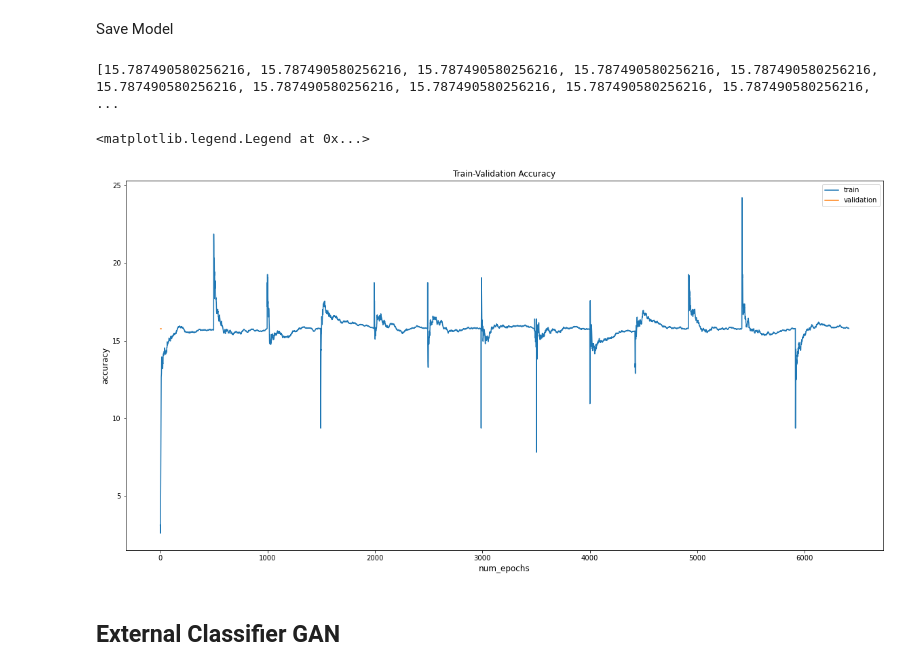
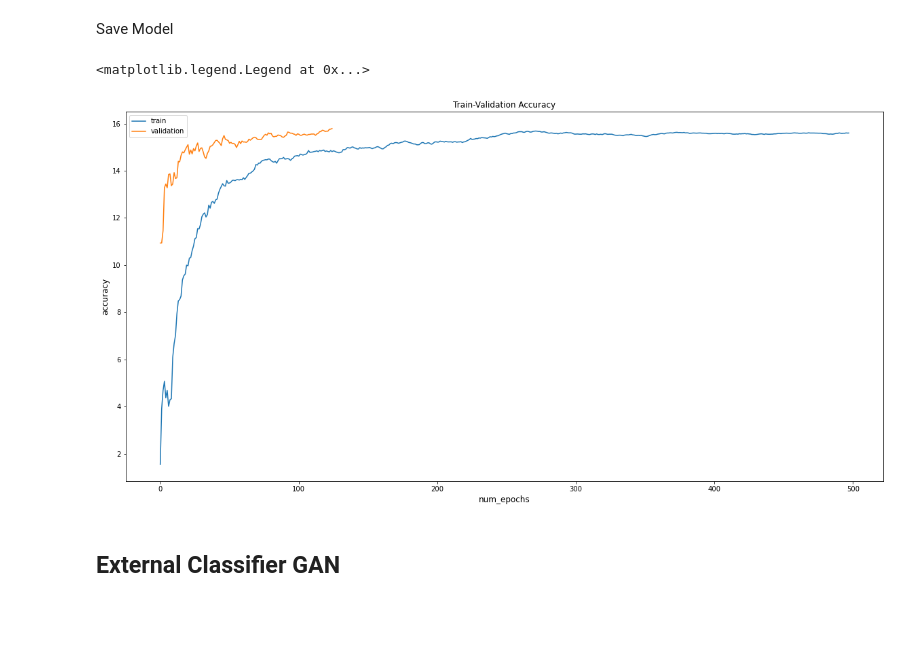
Before and after one commit to dragonx0208/beemachine, a Jupyter notebook: torch_main_V1.1.ipynb, the cells around one changed output. Saved outputs shown, nothing was run; the diff lists cells and outputs as text; code cells hidden in the pictures; blank space fills up the shorter version.

```diff
--- a/torch_main_V1.1.ipynb
+++ b/torch_main_V1.1.ipynb
@@ -374,20 +421,16 @@ Epoch [1/2], Step [0/498], Loss: 3.6723
 # %% [markdown]
 Save Model
-# %%
-print(val_acc)
-# %% [output]
-[15.787490580256216, 15.787490580256216, 15.787490580256216, 15.787490580256216, 15.787490580256216, 15.787490580256216, 15.787490580256216, 15.787490580256216, 15.787490580256216, 15.787490580256216, ...
 # %%
 fig = plt.figure(figsize=(20,10))
 plt.title("Train-Validation Accuracy")
 plt.plot(train_acc, label='train')
-plt.plot(val_acc, label='validation')
+plt.plot(test_accs, label='validation')
 plt.xlabel('num_epochs', fontsize=12)
 plt.ylabel('accuracy', fontsize=12)
 plt.legend(loc='best')
 # %% [output]
 <matplotlib.legend.Legend at 0x...>
-[figure, old version]
+[figure, new version]
 # %% [markdown]
 ## External Classifier GAN
 # %%
```
Also changed, not shown: parts of 19 cells of this notebook.
